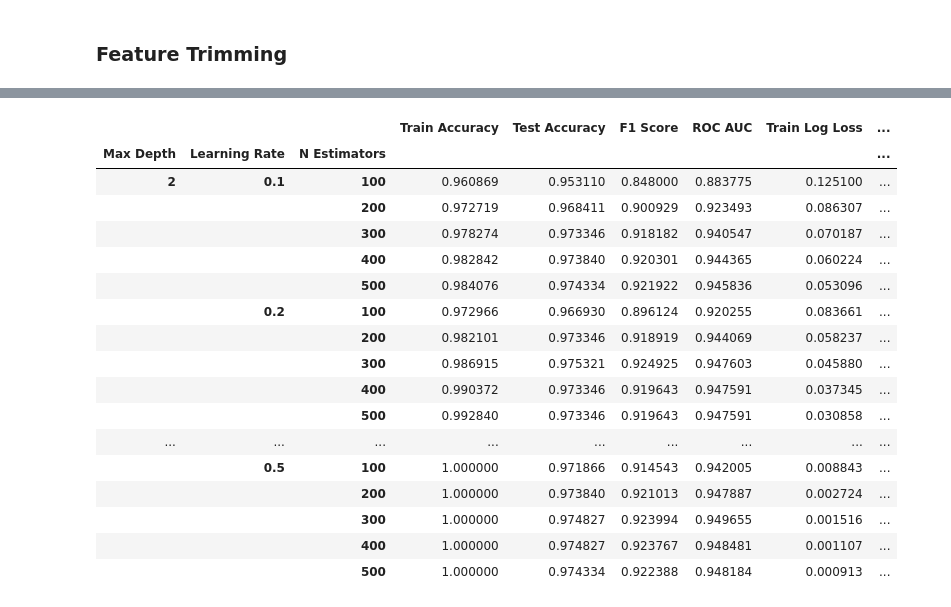
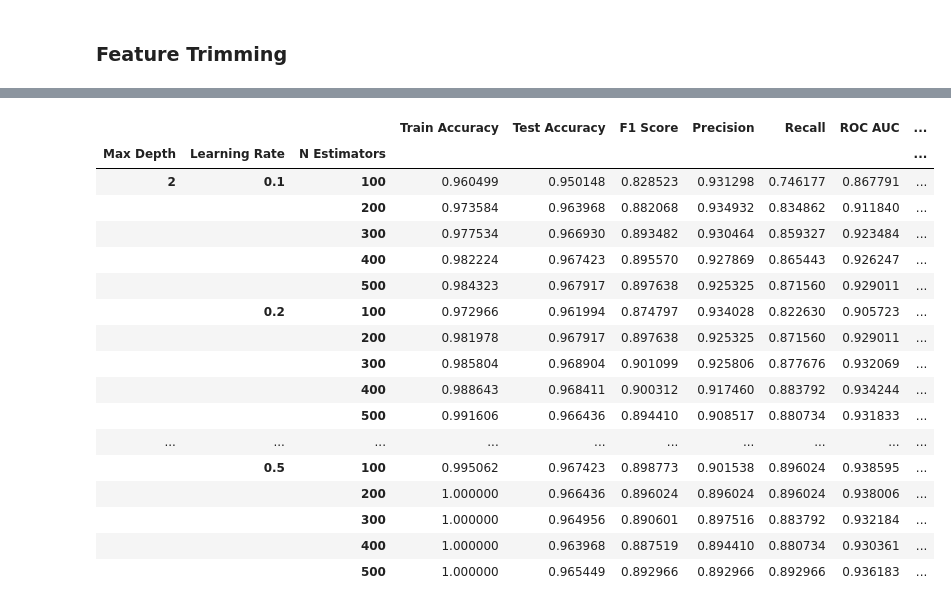
Before and after one commit to Derekcho91/Credit_Card_Churn_Analysis, a Jupyter notebook: xgboostBankChurn.ipynb, the cells around one changed output, grey strips where cells are left out. Saved outputs shown, nothing was run; the diff lists cells and outputs as text; code cells hidden in the pictures.

```diff
--- a/xgboostBankChurn.ipynb
+++ b/xgboostBankChurn.ipynb
@@ -147,7 +177,7 @@ X_normalized = X.copy()
 skewed_cols = skewness[(skewness > 1) | (skewness < -1)].index
 # print(skewed_cols)
 X_normalized[skewed_cols] = pt.fit_transform(X_normalized[skewed_cols])
-X_normalized_train, X_normalized_test, y_train, y_test = train_test_split(X_normalized, y, test_size=0.2, random_state=145,shuffle=True)
+X_normalized_train, X_normalized_test, y_train, y_test = train_test_split(X_normalized, y, test_size=test_size, random_state=random_state,shuffle=True)
 
 # for i in skewed_cols:
 #     transformed_skew = skew(X_normalized[i])
@@ -158,20 +188,20 @@ X_normalized_train, X_normalized_test, y_train, y_test = train_test_split(X_norm
 #     plt.ylabel('Frequency')
 #     plt.show()
 
-xgb_classifier = xgb.XGBClassifier(random_state=145,eval_metric='logloss',use_label_encoder=False,
+xgb_classifier = xgb.XGBClassifier(random_state=random_state,eval_metric='logloss',use_label_encoder=False,
                                    max_depth=max_depth,learning_rate=learning_rate,n_estimators=n_estimators,verbosity=0,objective='binary:logistic')
 xgb_classifier.fit(X_normalized_train, y_train, eval_set=[(X_normalized_train, y_train), (X_normalized_test, y_test)], verbose=False)
 
 y_train_pred = xgb_classifier.predict(X_normalized_train)
 y_test_pred = xgb_classifier.predict(X_normalized_test)
-#
 
 
-from sklearn.metrics import accuracy_score, f1_score, roc_auc_score
 train_accuracy = accuracy_score(y_train, y_train_pred)
 test_accuracy = accuracy_score(y_test, y_test_pred)
 f1 = f1_score(y_test, y_test_pred)
 roc_auc = roc_auc_score(y_test, y_test_pred)
+precision = precision_score(y_test, y_test_pred)
+recall = recall_score(y_test, y_test_pred)
 logloss_result = xgb_classifier.evals_result()
 train_logloss_last = logloss_result['validation_0']['logloss'][-1]
 test_logloss_last = logloss_result['validation_1']['logloss'][-1]
@@ -180,6 +210,8 @@ print(f"""Data Post-Normalization:
       Train Accuracy: {train_accuracy*100:.2f}%
       Test Accuracy: {test_accuracy*100:.2f}%
       F1 Score: {f1*100:.2f}%
+            Recall: {recall*100:.2f}%
+            Precision: {precision*100:.2f}%
       ROC AUC: {roc_auc*100:.2f}%
       Train Log Loss: {train_logloss_last:.4f}
       Test Log Loss: {test_logloss_last:.4f}""")
@@ -237,12 +283,12 @@ sorted_importance = [x for _, x in sorted(zip(feature_importance, X_train.column
 # %%
-from sklearn.metrics import log_loss
+
 
 def evaluate_model_with_features(features):
     # Train and evaluate the model with the specified features
     X_train_subset = X_train[features]
     X_test_subset = X_test[features]
 
-    xgb_classifier = xgb.XGBClassifier(random_state=145, eval_metric='logloss', use_label_encoder=False,
+    xgb_classifier = xgb.XGBClassifier(random_state=random_state, eval_metric='logloss', use_label_encoder=False,
                                        max_depth=max_depth,learning_rate=learning_rate,n_estimators=n_estimators,verbosity=0,objective='binary:logistic')
     xgb_classifier.fit(X_train_subset, y_train, eval_set=[(X_train_subset, y_train), (X_test_subset, y_test)], verbose=False)
 
@@ -257,9 +303,12 @@ def evaluate_model_with_features(features):
         'Train Accuracy': accuracy_score(y_train, y_train_pred),
         'Test Accuracy': accuracy_score(y_test, y_test_pred),
         'F1 Score': f1_score(y_test, y_test_pred),
+        'Precision': precision_score(y_test, y_test_pred),
+        'Recall': recall_score(y_test, y_test_pred),
         'ROC AUC': roc_auc_score(y_test, y_test_pred),
         'Train Log Loss': log_loss(y_train, y_train_pred_proba),
         'Test Log Loss': log_loss(y_test, y_test_pred_proba)
+        # Get inve
     }
 
     return metrics
@@ -324,11 +405,11 @@ Feature selection seems to suggest having 5-6 features is the most efficient, an
 # %%
 
 # Trim data down to top 5 features
-top_5_features = sorted_importance[:5]
+top_features = sorted_importance[:12]
 X_trim = X.copy()
-X_trim = X_trim[top_5_features]
-X_trim_train, X_trim_test, y_train, y_test = train_test_split(X_trim, y, test_size=0.2, random_state=145, shuffle=True)
-xgb_classifier = xgb.XGBClassifier(random_state=145,eval_metric='logloss',use_label_encoder=False,
+X_trim = X_trim[top_features]
+X_trim_train, X_trim_test, y_train, y_test = train_test_split(X_trim, y, test_size=test_size, random_state=random_state, shuffle=True)
+xgb_classifier = xgb.XGBClassifier(random_state=random_state,eval_metric='logloss',use_label_encoder=False,
                                    max_depth=max_depth,learning_rate=learning_rate,n_estimators=n_estimators,verbosity=0,objective='binary:logistic')
 xgb_classifier.fit(X_trim_train, y_train, eval_set=[(X_trim_train, y_train), (X_trim_test, y_test)], verbose=False)
 
@@ -339,15 +420,19 @@ from sklearn.metrics import accuracy_score, f1_score, roc_auc_score
 train_accuracy = accuracy_score(y_train, y_train_pred)
 test_accuracy = accuracy_score(y_test, y_test_pred)
 f1 = f1_score(y_test, y_test_pred)
+precision = precision_score(y_test, y_test_pred)
+recall = recall_score(y_test, y_test_pred)
 roc_auc = roc_auc_score(y_test, y_test_pred)
 logloss_result = xgb_classifier.evals_result()
 train_logloss_last = logloss_result['validation_0']['logloss'][-1]
 test_logloss_last = logloss_result['validation_1']['logloss'][-1]
 
-print(f"""Data Pre-Normalization - Top 5 Features:
+print(f"""Data Pre-Normalization - Top 15 Features:
       Train Accuracy: {train_accuracy*100:.2f}%
       Test Accuracy: {test_accuracy*100:.2f}%
       F1 Score: {f1*100:.2f}%
+      Precision: {precision*100:.2f}%
+      Recall: {recall*100:.2f}%
       ROC AUC: {roc_auc*100:.2f}%
       Train Log Loss: {train_logloss_last:.4f}
       Test Log Loss: {test_logloss_last:.4f}""")
@@ -362,6 +451,8 @@ Data Pre-Normalization - Top 5 Features:
 # %%
 # Reset to original setting
-X_train, X_test, y_train, y_test = train_test_split(X, y, test_size=0.2, random_state=145, shuffle=True)
+
+# max_depth = 4 overfits 99% of the time
+X_train, X_test, y_train, y_test = train_test_split(X_trim, y, test_size=test_size, random_state=random_state, shuffle=True)
 # loop for different learning_rate and n_estimators
 
 learning_rates = []
@@ -373,51 +464,56 @@ for i in np.arange(100,600,100):
     n_estimators.append(i)
 
 results = {}
-for max_d in [2, 3,4]:
+for max_d in [2,3]:
     for lr in learning_rates:
         for n_est in n_estimators:
-            xgb_classifier = xgb.XGBClassifier(random_state=145,eval_metric='logloss',use_label_encoder=False,
+            xgb_classifier = xgb.XGBClassifier(random_state=random_state,eval_metric='logloss',use_label_encoder=False,
                                             max_depth=max_d,learning_rate=lr,n_estimators=n_est,verbosity=0,objective='binary:logistic')
             xgb_classifier.fit(X_train, y_train, eval_set=[(X_train, y_train), (X_test, y_test)], verbose=False)
             y_train_pred = xgb_classifier.predict(X_train)
             y_test_pred = xgb_classifier.predict(X_test)
             y_test_pred_proba = xgb_classifier.predict_proba(X_test)[:, 1]
             train_accuracy = accuracy_score(y_train, y_train_pred)
             test_accuracy = accuracy_score(y_test, y_test_pred)
             f1 = f1_score(y_test, y_test_pred)
             roc_auc = roc_auc_score(y_test, y_test_pred)
+            precision = precision_score(y_test, y_test_pred)
+            recall = recall_score(y_test, y_test_pred)
             logloss_result = xgb_classifier.evals_result()
             train_logloss_last = logloss_result['validation_0']['logloss'][-1]
             test_logloss_last = logloss_result['validation_1']['logloss'][-1]
             results[(max_d,lr, n_est)] = {
                 'Train Accuracy': train_accuracy,
                 'Test Accuracy': test_accuracy,
                 'F1 Score': f1,
+                'Precision': precision,
+                'Recall': recall,
                 'ROC AUC': roc_auc,
                 'Train Log Loss': train_logloss_last,
                 'Test Log Loss': test_logloss_last
             }
 results_df = pd.DataFrame(results).T
 results_df.index.names = ['Max Depth','Learning Rate', 'N Estimators']
 results_df['Accuracy_Diff'] = results_df['Train Accuracy'] - results_df['Test Accuracy']
+results_df['Log_Loss_Diff'] = results_df['Train Log Loss'] - results_df['Test Log Loss']
 results_df
 # %% [output]
-|  |  |  | Train Accuracy | Test Accuracy | F1 Score | ROC AUC | Train Log Loss | ... |
-| Max Depth | Learning Rate | N Estimators |  |  |  |  |  | ... |
-| 2 | 0.1 | 100 | 0.960869 | 0.953110 | 0.848000 | 0.883775 | 0.125100 | ... |
-|  |  | 200 | 0.972719 | 0.968411 | 0.900929 | 0.923493 | 0.086307 | ... |
-|  |  | 300 | 0.978274 | 0.973346 | 0.918182 | 0.940547 | 0.070187 | ... |
-|  |  | 400 | 0.982842 | 0.973840 | 0.920301 | 0.944365 | 0.060224 | ... |
-|  |  | 500 | 0.984076 | 0.974334 | 0.921922 | 0.945836 | 0.053096 | ... |
-|  | 0.2 | 100 | 0.972966 | 0.966930 | 0.896124 | 0.920255 | 0.083661 | ... |
-|  |  | 200 | 0.982101 | 0.973346 | 0.918919 | 0.944069 | 0.058237 | ... |
-|  |  | 300 | 0.986915 | 0.975321 | 0.924925 | 0.947603 | 0.045880 | ... |
-|  |  | 400 | 0.990372 | 0.973346 | 0.919643 | 0.947591 | 0.037345 | ... |
-|  |  | 500 | 0.992840 | 0.973346 | 0.919643 | 0.947591 | 0.030858 | ... |
-| ... | ... | ... | ... | ... | ... | ... | ... | ... |
-|  | 0.5 | 100 | 1.000000 | 0.971866 | 0.914543 | 0.942005 | 0.008843 | ... |
-|  |  | 200 | 1.000000 | 0.973840 | 0.921013 | 0.947887 | 0.002724 | ... |
-|  |  | 300 | 1.000000 | 0.974827 | 0.923994 | 0.949655 | 0.001516 | ... |
-|  |  | 400 | 1.000000 | 0.974827 | 0.923767 | 0.948481 | 0.001107 | ... |
-|  |  | 500 | 1.000000 | 0.974334 | 0.922388 | 0.948184 | 0.000913 | ... |
+|  |  |  | Train Accuracy | Test Accuracy | F1 Score | Precision | Recall | ROC AUC | ... |
+| Max Depth | Learning Rate | N Estimators |  |  |  |  |  |  | ... |
+| 2 | 0.1 | 100 | 0.960499 | 0.950148 | 0.828523 | 0.931298 | 0.746177 | 0.867791 | ... |
+|  |  | 200 | 0.973584 | 0.963968 | 0.882068 | 0.934932 | 0.834862 | 0.911840 | ... |
+|  |  | 300 | 0.977534 | 0.966930 | 0.893482 | 0.930464 | 0.859327 | 0.923484 | ... |
+|  |  | 400 | 0.982224 | 0.967423 | 0.895570 | 0.927869 | 0.865443 | 0.926247 | ... |
+|  |  | 500 | 0.984323 | 0.967917 | 0.897638 | 0.925325 | 0.871560 | 0.929011 | ... |
+|  | 0.2 | 100 | 0.972966 | 0.961994 | 0.874797 | 0.934028 | 0.822630 | 0.905723 | ... |
+|  |  | 200 | 0.981978 | 0.967917 | 0.897638 | 0.925325 | 0.871560 | 0.929011 | ... |
+|  |  | 300 | 0.985804 | 0.968904 | 0.901099 | 0.925806 | 0.877676 | 0.932069 | ... |
+|  |  | 400 | 0.988643 | 0.968411 | 0.900312 | 0.917460 | 0.883792 | 0.934244 | ... |
+|  |  | 500 | 0.991606 | 0.966436 | 0.894410 | 0.908517 | 0.880734 | 0.931833 | ... |
+| ... | ... | ... | ... | ... | ... | ... | ... | ... | ... |
+|  | 0.5 | 100 | 0.995062 | 0.967423 | 0.898773 | 0.901538 | 0.896024 | 0.938595 | ... |
+|  |  | 200 | 1.000000 | 0.966436 | 0.896024 | 0.896024 | 0.896024 | 0.938006 | ... |
+|  |  | 300 | 1.000000 | 0.964956 | 0.890601 | 0.897516 | 0.883792 | 0.932184 | ... |
+|  |  | 400 | 1.000000 | 0.963968 | 0.887519 | 0.894410 | 0.880734 | 0.930361 | ... |
+|  |  | 500 | 1.000000 | 0.965449 | 0.892966 | 0.892966 | 0.892966 | 0.936183 | ... |
 # %%
```
Also changed, not shown: parts of 21 cells of this notebook, 1 other file.
